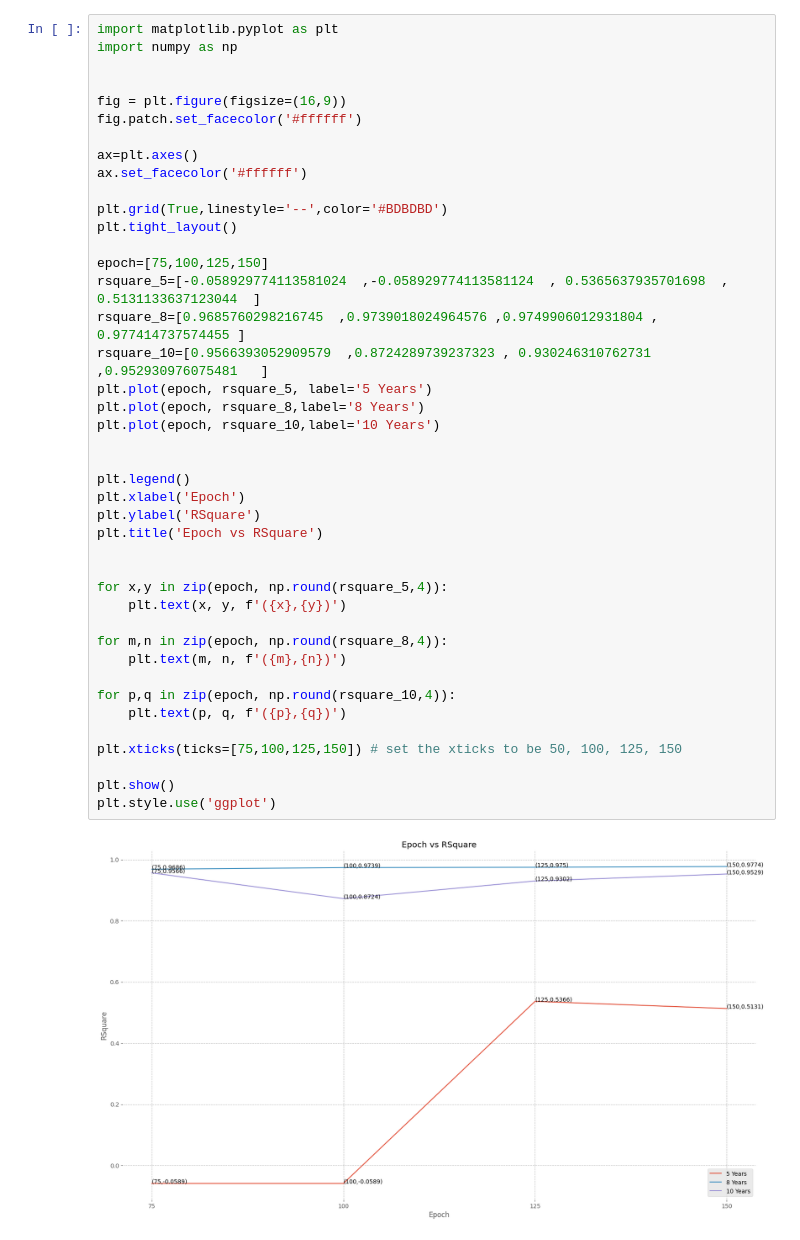
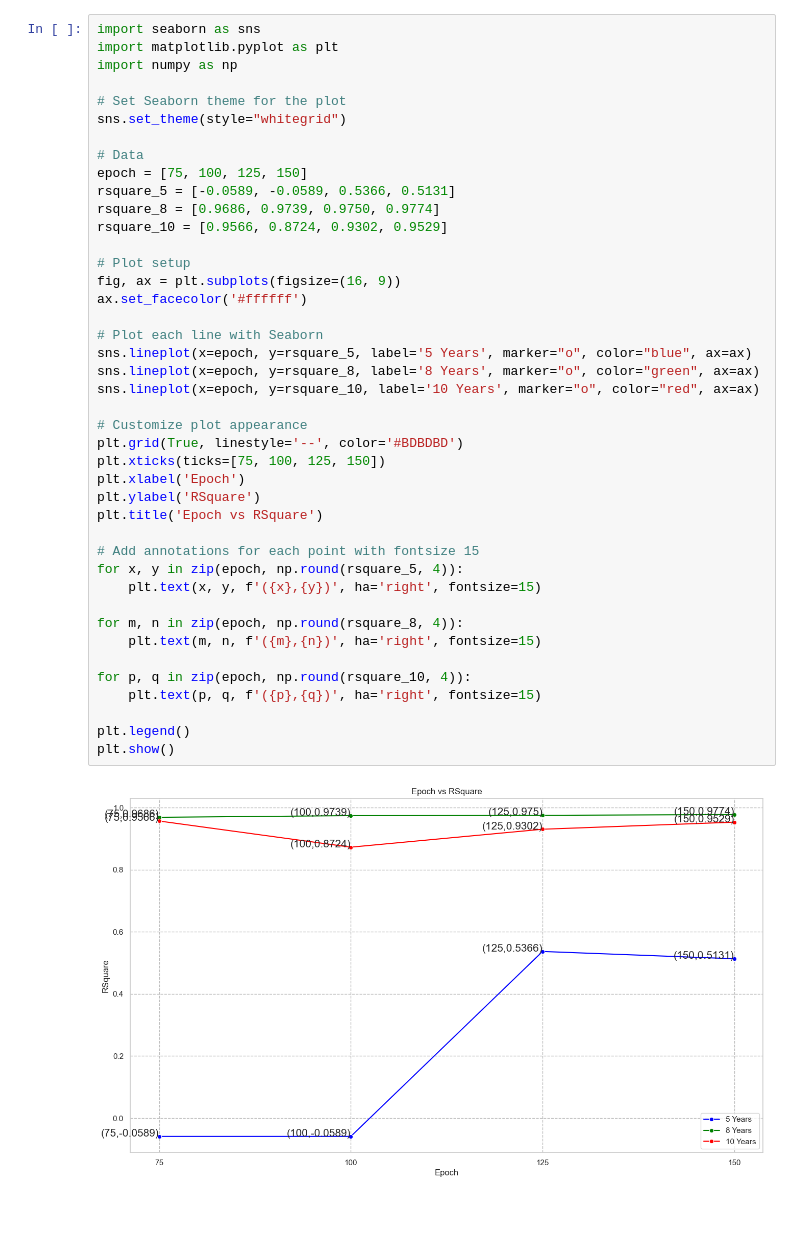
Before and after one commit to gamecoder08/Stock-predictor-models, a Jupyter notebook: Performance metrics/Performance_metrics_plot_close.ipynb, the cells around one changed output. Saved outputs shown, nothing was run; the diff lists cells and outputs as text; blank space fills up the shorter version.

```diff
--- a/Performance metrics/Performance_metrics_plot_close.ipynb
+++ b/Performance metrics/Performance_metrics_plot_close.ipynb
@@ -43,45 +45,45 @@ plt.style.use('ggplot')
 # %%
+import seaborn as sns
 import matplotlib.pyplot as plt
 import numpy as np
 
+# Set Seaborn theme for the plot
+sns.set_theme(style="whitegrid")
 
-fig = plt.figure(figsize=(16,9))
-fig.patch.set_facecolor('#ffffff')
+# Data
+epoch = [75, 100, 125, 150]
+rsquare_5 = [-0.0589, -0.0589, 0.5366, 0.5131]
+rsquare_8 = [0.9686, 0.9739, 0.9750, 0.9774]
+rsquare_10 = [0.9566, 0.8724, 0.9302, 0.9529]
 
-ax=plt.axes()
+# Plot setup
+fig, ax = plt.subplots(figsize=(16, 9))
 ax.set_facecolor('#ffffff')
 
-plt.grid(True,linestyle='--',color='#BDBDBD')
-plt.tight_layout()
+# Plot each line with Seaborn
+sns.lineplot(x=epoch, y=rsquare_5, label='5 Years', marker="o", color="blue", ax=ax)
+sns.lineplot(x=epoch, y=rsquare_8, label='8 Years', marker="o", color="green", ax=ax)
+sns.lineplot(x=epoch, y=rsquare_10, label='10 Years', marker="o", color="red", ax=ax)
 
-epoch=[75,100,125,150]
-rsquare_5=[-0.058929774113581024  ,-0.058929774113581124  , 0.5365637935701698  , 0.5131133637123044  ]
-rsquare_8=[0.9685760298216745  ,0.9739018024964576 ,0.9749906012931804 , 0.977414737574455 ]
-rsquare_10=[0.9566393052909579  ,0.8724289739237323 , 0.930246310762731  ,0.952930976075481   ]
-plt.plot(epoch, rsquare_5, label='5 Years')
-plt.plot(epoch, rsquare_8,label='8 Years')
-plt.plot(epoch, rsquare_10,label='10 Years')
-
-
-plt.legend()
+# Customize plot appearance
+plt.grid(True, linestyle='--', color='#BDBDBD')
+plt.xticks(ticks=[75, 100, 125, 150])
 plt.xlabel('Epoch')
 plt.ylabel('RSquare')
 plt.title('Epoch vs RSquare')
 
+# Add annotations for each point with fontsize 15
+for x, y in zip(epoch, np.round(rsquare_5, 4)):
+    plt.text(x, y, f'({x},{y})', ha='right', fontsize=15)
 
-for x,y in zip(epoch, np.round(rsquare_5,4)):
-    plt.text(x, y, f'({x},{y})')
+for m, n in zip(epoch, np.round(rsquare_8, 4)):
+    plt.text(m, n, f'({m},{n})', ha='right', fontsize=15)
 
-for m,n in zip(epoch, np.round(rsquare_8,4)):
-    plt.text(m, n, f'({m},{n})')
+for p, q in zip(epoch, np.round(rsquare_10, 4)):
+    plt.text(p, q, f'({p},{q})', ha='right', fontsize=15)
 
-for p,q in zip(epoch, np.round(rsquare_10,4)):
-    plt.text(p, q, f'({p},{q})')
-
-plt.xticks(ticks=[75,100,125,150]) # set the xticks to be 50, 100, 125, 150
-
+plt.legend()
 plt.show()
-plt.style.use('ggplot')
 # %% [output]
-[figure, old version]
+[figure, new version]
 # %%
```
Also changed, not shown: parts of 2 cells of this notebook.
